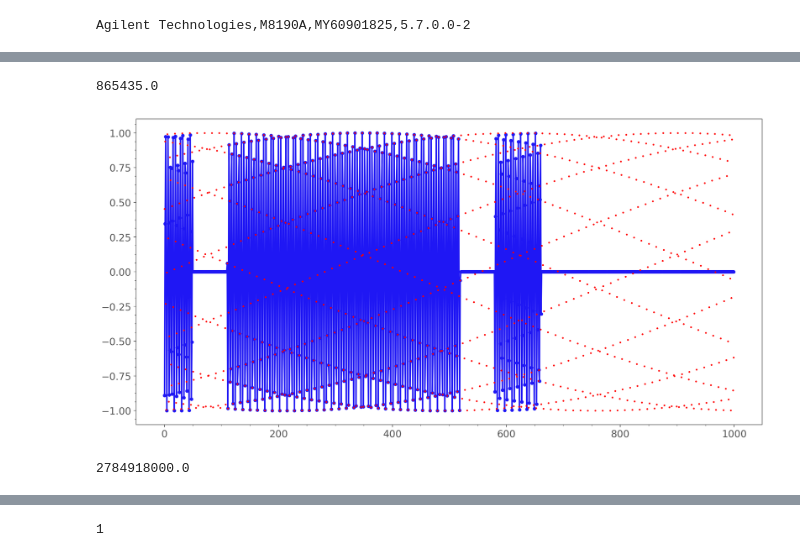
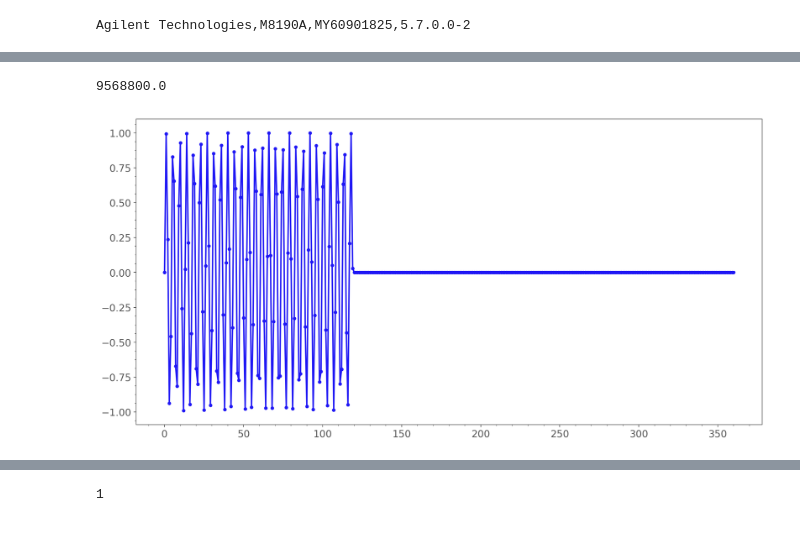
Before and after one commit to matthew-joliffe/qudi, a Jupyter notebook: notebooks/AWG8190a/AWG8190a notebook.ipynb, the cells around one changed output, grey strips where cells are left out. Cells and saved outputs as stored; diff of their text form; code cells hidden in the pictures.

```diff
--- a/notebooks/AWG8190a/AWG8190a notebook.ipynb
+++ b/notebooks/AWG8190a/AWG8190a notebook.ipynb
@@ -779,9 +994,10 @@ def T1(tau_start, tau_step, step_number, pi_pulse, alternating):
     awg.output_on()
     qudi.T1(tau_start, tau_step, step_number, pi_pulse, alternating)
 # %%
-wav = waveforms88.waveforms(12e9, 2.772600e9, 12050) #sampling rate, waveform freq, laser pause [ns]
+wav = waveforms105.waveforms(12e9, 2.849180e9, 12050) #sampling rate, waveform freq, laser pause [ns]
 #wav = waveforms46.waveforms(12e9, 500e6, 11050)
 qudi = qudi_pulsed_measurements()
+am = automated_measurements()
 # %%
 awg = awg8190a_backend36.AWG(12) #sampling rate [GHz]
 # %% [output]
@@ -1361,18 +1743,16 @@ len(wav.CORPSE_pulse(20.5, 20.5, 0, 0, wav.awg_freq))/12
+# %%
+KDD_form = wav.KDD(100e-9, 500e-9, 30, 1, 10, 20, 30, True)
 # %%
-len(pi_pulse_test_form)/12
+len(KDD_form)/12
 # %% [output]
-865435.0
+9568800.0
 # %%
-start =146500
-stop =start+1000
+start =0
+stop =start+ 361
 plt.figure(figsize=(16,8))
-sin = wav.sine(200000,90, wav.awg_freq)
-plt.plot(pi_pulse_test_form[start:stop])
-plt.plot(sin[start:stop], 'r.')
+#sin = wav.sine(200000,3*psi, wav.awg_freq)
+plt.plot(KDD_form[start:stop])
+#plt.plot(sin[start:stop], 'r.')
 plt.show()
 # %% [output]
-[figure, old version]
+[figure, new version]
-# %%
-wav.awg_freq
-# %% [output]
-2784918000.0
```
Also changed, not shown: parts of 44 cells of this notebook, 1 other file.
